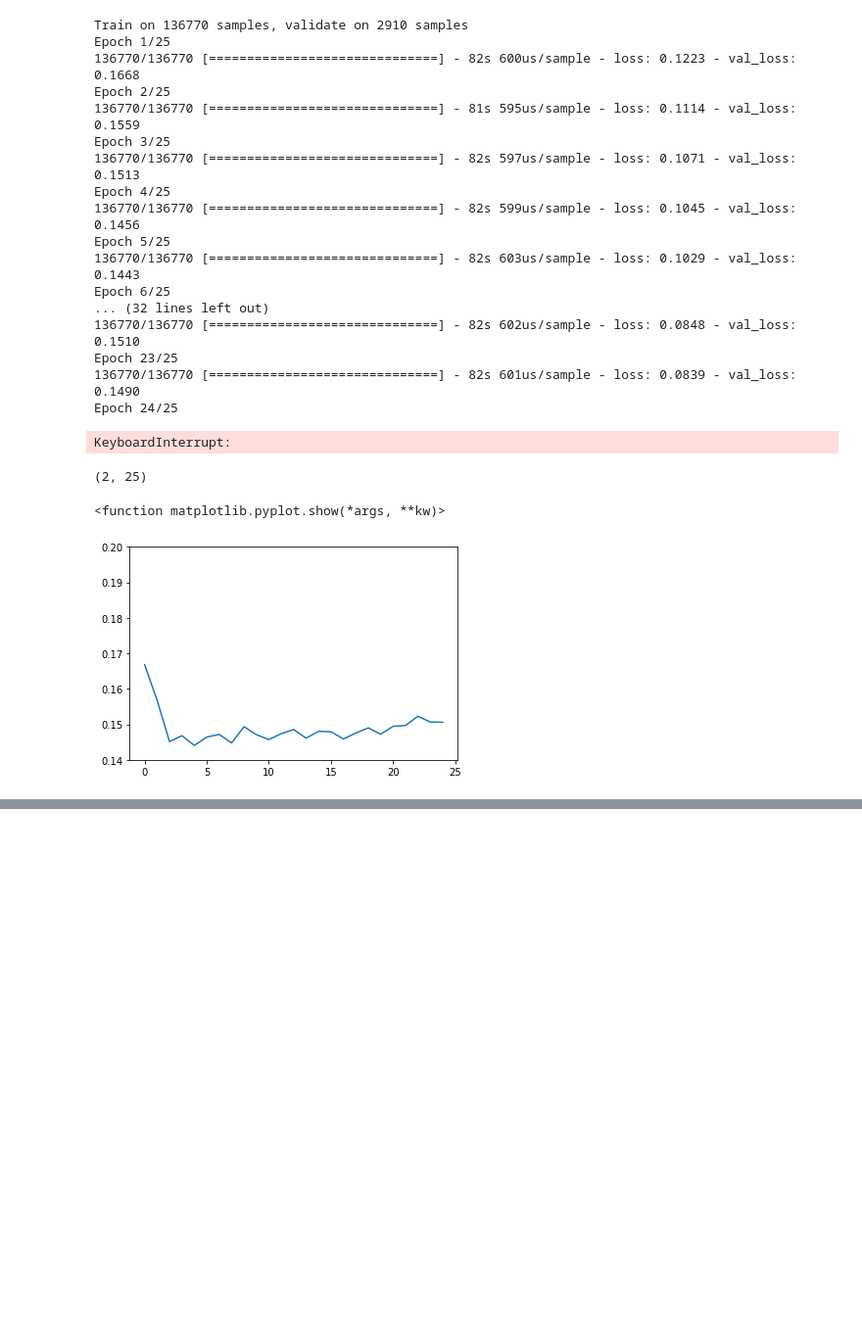
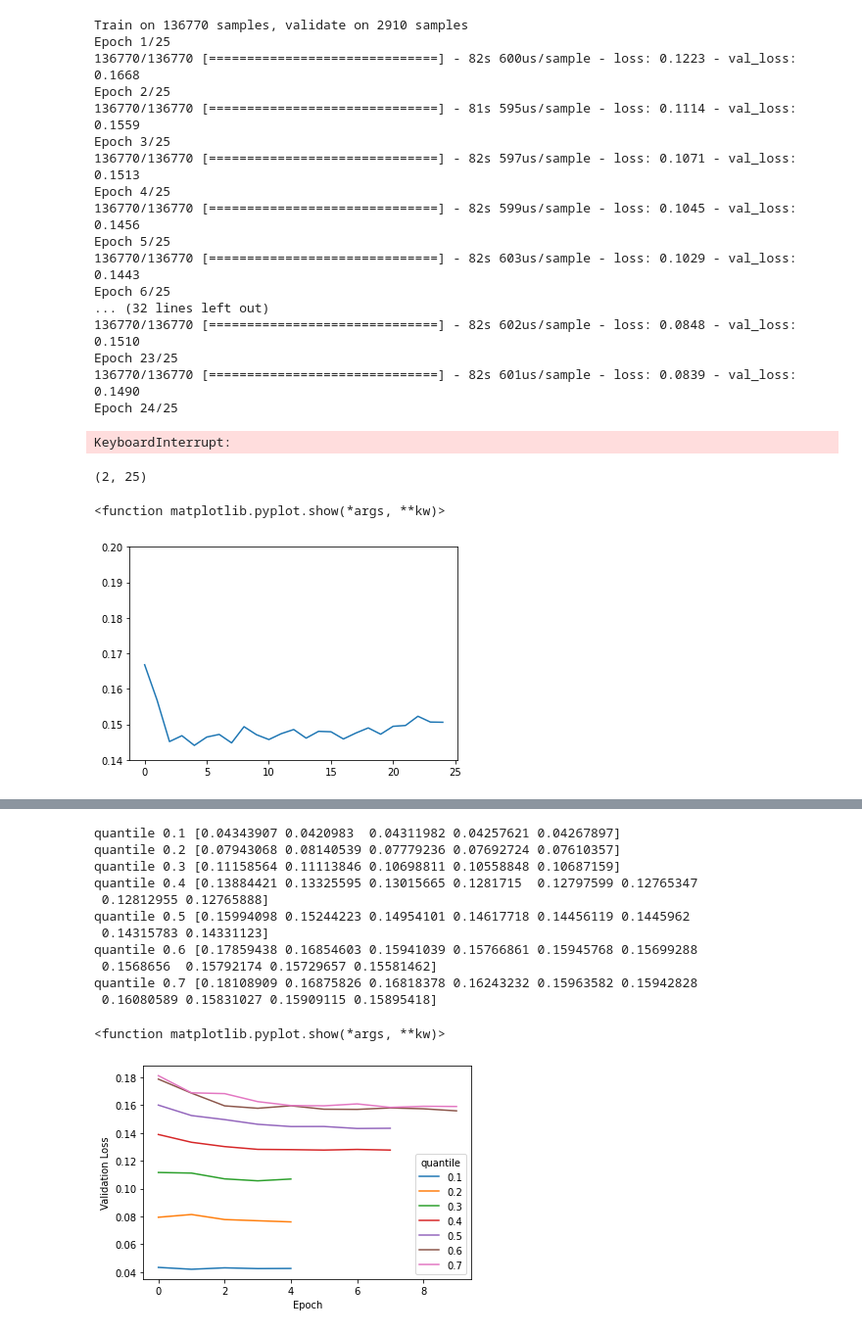
Before and after one commit to danielnee2/SKTW, a Jupyter notebook: exploratory_HJo/cond_rnn_script_v5.ipynb, the cells around one changed output, grey strips where cells are left out. Shown: that part at 98% size. Drawn from its saved outputs; the diff is of its cells as text; code cells hidden in the pictures; blank space fills up the shorter version.

```diff
--- a/exploratory_HJo/cond_rnn_script_v5.ipynb
+++ b/exploratory_HJo/cond_rnn_script_v5.ipynb
@@ -435,7 +435,7 @@ def concatDF_timeseries(data2, data3, data4, data5, column2, column3, column4, c
 
 
 date_st = datetime.date(2020, 3, 1)
-date_ed = datetime.date(2020, 5, 21)
+date_ed = datetime.date(2020, 5, 24)
 normalizeTarget = False
 
 columns_mortality = ['cases', 'deaths', 'weekday']
@@ -770,0 +790,31 @@ for rep in range(num_repeat):
+# %%
+val_loss_q1_7 = [ np.mean(np.array([ y.history['val_loss'] for y in x]), axis = 0) for x in historyList_quantile1_7]
+#val_loss_q1_7_avg = np.mean(val_loss_q1_7, axis = 0)
+#val_loss_q1_7_avg.shape
+
+quantileList = [0.1, 0.2, 0.3, 0.4, 0.5, 0.6, 0.7]
+
+for i in range(len(quantileList)):
+    plt.plot(val_loss_q1_7[i])
+    print('quantile %.1f'%(quantileList[i]), val_loss_q1_7[i])
+plt.legend(quantileList)
+plt.show
+plt.legend(quantileList, title = "quantile")
+plt.xlabel('Epoch')
+plt.ylabel('Validation Loss')
+#plt.xticks(np.arange(0, 20, step=5))
+plt.show
+# %% [output]
+quantile 0.1 [0.04343907 0.0420983  0.04311982 0.04257621 0.04267897]
+quantile 0.2 [0.07943068 0.08140539 0.07779236 0.07692724 0.07610357]
+quantile 0.3 [0.11158564 0.11113846 0.10698811 0.10558848 0.10687159]
+quantile 0.4 [0.13884421 0.13325595 0.13015665 0.1281715  0.12797599 0.12765347
+ 0.12812955 0.12765888]
+quantile 0.5 [0.15994098 0.15244223 0.14954101 0.14617718 0.14456119 0.1445962
+ 0.14315783 0.14331123]
+quantile 0.6 [0.17859438 0.16854603 0.15941039 0.15766861 0.15945768 0.15699288
+ 0.1568656  0.15792174 0.15729657 0.15581462]
+quantile 0.7 [0.18108909 0.16875826 0.16818378 0.16243232 0.15963582 0.15942828
+ 0.16080589 0.15831027 0.15909115 0.15895418]
+<function matplotlib.pyplot.show(*args, **kw)>
+[figure, added]
```
Also changed, not shown: parts of 19 cells of this notebook, 1 other file.
